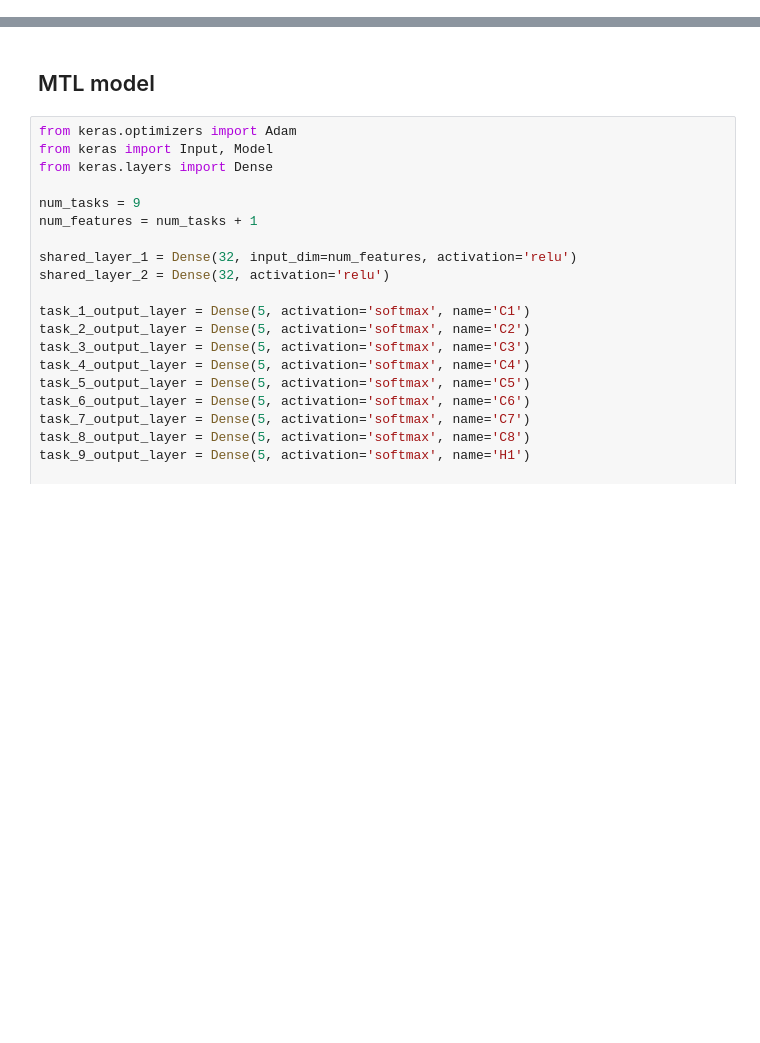
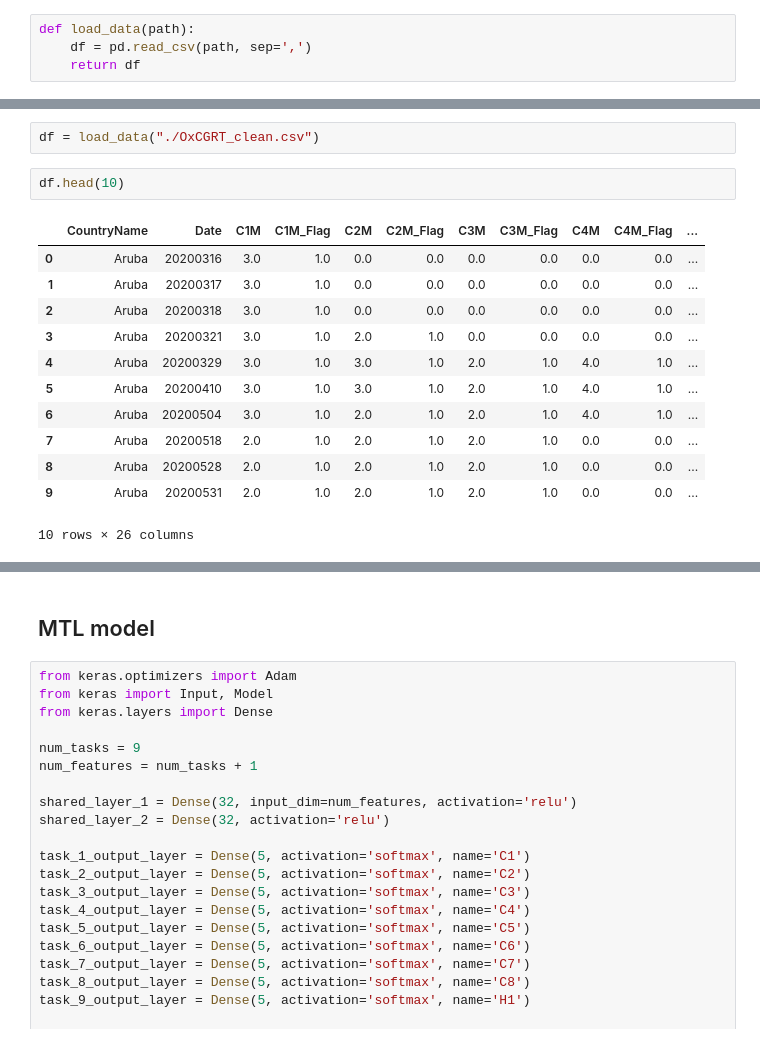
Before and after one commit to mpiotro4/PBAD, a Jupyter notebook: PBAD_2.ipynb, the cells around one changed output, grey strips where cells are left out. Saved outputs shown, nothing was run; the diff lists cells and outputs as text; blank space fills up the shorter version.

```diff
--- a/PBAD_2.ipynb
+++ b/PBAD_2.ipynb
@@ -4,0 +8,4 @@ from sklearn.utils import shuffle
+# %%
+def load_data(path):
+    df = pd.read_csv(path, sep=',')
+    return df
@@ -68,0 +72,17 @@ for label in labels:
+# %%
+df = load_data("./OxCGRT_clean.csv")
+# %%
+df.head(10)
+# %% [output]
+|  | CountryName | Date | C1M | C1M_Flag | C2M | C2M_Flag | C3M | C3M_Flag | C4M | C4M_Flag | ... |
+| 0 | Aruba | 20200316 | 3.0 | 1.0 | 0.0 | 0.0 | 0.0 | 0.0 | 0.0 | 0.0 | ... |
+| 1 | Aruba | 20200317 | 3.0 | 1.0 | 0.0 | 0.0 | 0.0 | 0.0 | 0.0 | 0.0 | ... |
+| 2 | Aruba | 20200318 | 3.0 | 1.0 | 0.0 | 0.0 | 0.0 | 0.0 | 0.0 | 0.0 | ... |
+| 3 | Aruba | 20200321 | 3.0 | 1.0 | 2.0 | 1.0 | 0.0 | 0.0 | 0.0 | 0.0 | ... |
+| 4 | Aruba | 20200329 | 3.0 | 1.0 | 3.0 | 1.0 | 2.0 | 1.0 | 4.0 | 1.0 | ... |
+| 5 | Aruba | 20200410 | 3.0 | 1.0 | 3.0 | 1.0 | 2.0 | 1.0 | 4.0 | 1.0 | ... |
+| 6 | Aruba | 20200504 | 3.0 | 1.0 | 2.0 | 1.0 | 2.0 | 1.0 | 4.0 | 1.0 | ... |
+| 7 | Aruba | 20200518 | 2.0 | 1.0 | 2.0 | 1.0 | 2.0 | 1.0 | 0.0 | 0.0 | ... |
+| 8 | Aruba | 20200528 | 2.0 | 1.0 | 2.0 | 1.0 | 2.0 | 1.0 | 0.0 | 0.0 | ... |
+| 9 | Aruba | 20200531 | 2.0 | 1.0 | 2.0 | 1.0 | 2.0 | 1.0 | 0.0 | 0.0 | ... |
+10 rows × 26 columns
```
Also changed, not shown: parts of 19 cells of this notebook, 2 other files.
